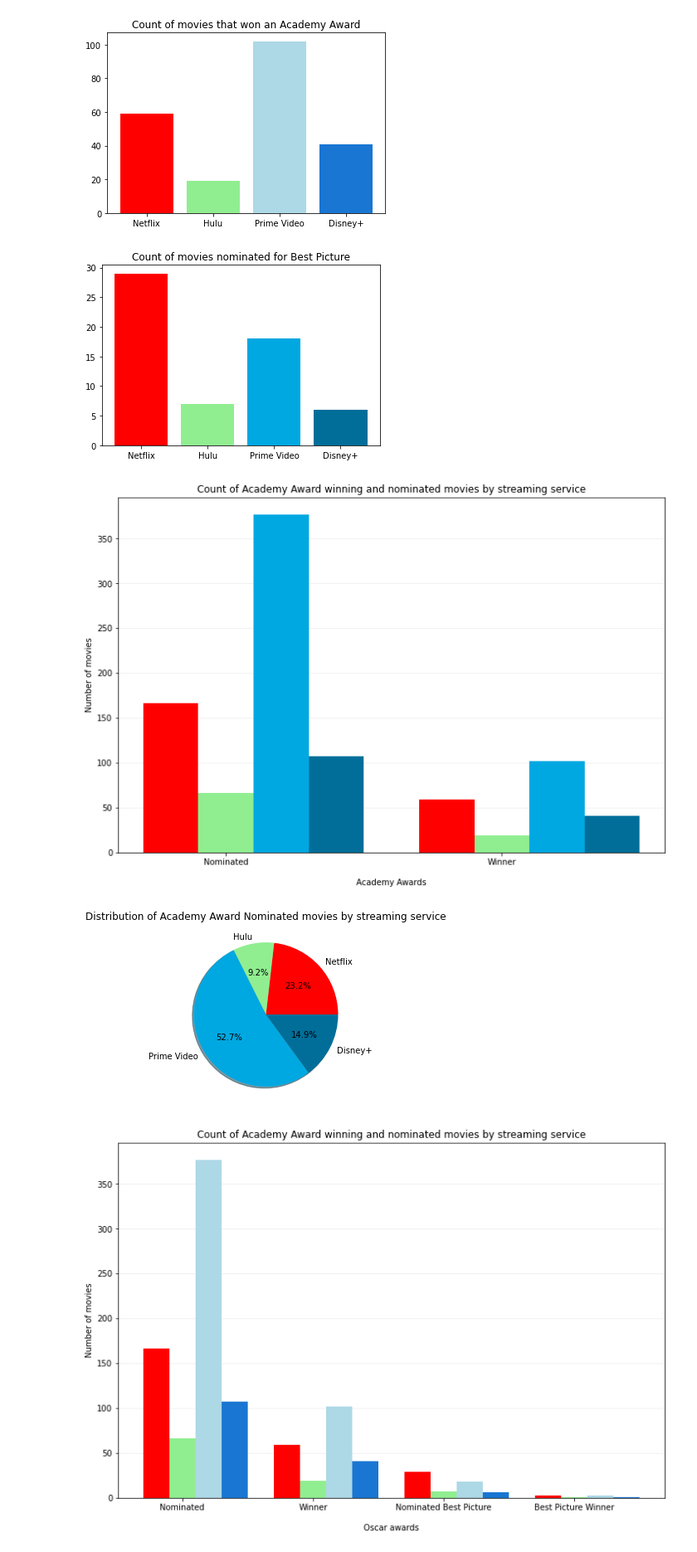
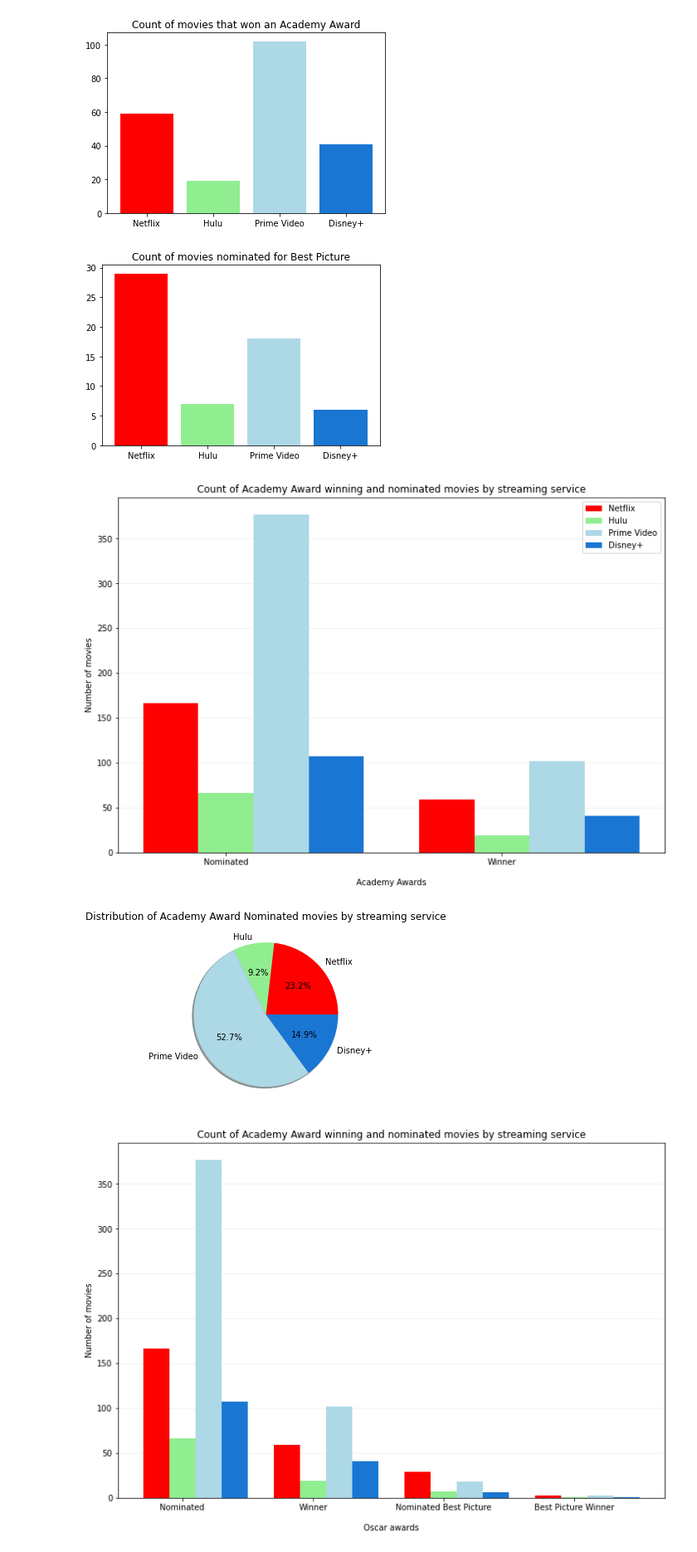
Before and after one commit to jacance/streaming-service-analysis, a Jupyter notebook: notebook_justin.ipynb, the cells around one changed output. Shown at 83% size. Saved outputs shown, nothing was run; the diff lists cells and outputs as text; code cells hidden in the pictures.

Commit message:
updated chart colors and legend

```diff
--- a/notebook_justin.ipynb
+++ b/notebook_justin.ipynb
@@ -344,12 +344,12 @@ plt.show()
 [figure]
 # %%
 # Count of movies that were Nominated Best Picture
-bpnom_plot = plt.bar(ss_names, ss_awards["Nominated Best Picture"], color=["red", "lightgreen", "#00A8E1", "#006e99"])
+bpnom_plot = plt.bar(ss_names, ss_awards["Nominated Best Picture"], color=["red", "lightgreen", "lightblue", "#1976d2"])
 
 plt.title("Count of movies nominated for Best Picture")
 plt.show()
 # %% [output]
-[figure, old version]
+[figure, new version]
 # %%
 # Bars of award stats along x-axis
 netflix_sum3 = ss_awards.iloc[0, 0:2]
@@ -366,8 +366,8 @@ fig, groupbars3 = plt.subplots(figsize=(12, 8))
 
 b1 = groupbars3.bar(x_axis3, netflix_sum3, width=bar_width, label="Netflix", color="red")
 b2 = groupbars3.bar(x_axis3+bar_width, hulu_sum3, width=bar_width, label="Hulu", color="lightgreen")
-b3 = groupbars3.bar(x_axis3+bar_width*2, primevideo_sum3, width=bar_width, label="Prime Video", color="#00A8E1")
-b4 = groupbars3.bar(x_axis3+bar_width*3, disney_sum3, width=bar_width, label="Disney+", color="#006e99")
+b3 = groupbars3.bar(x_axis3+bar_width*2, primevideo_sum3, width=bar_width, label="Prime Video", color="lightblue")
+b4 = groupbars3.bar(x_axis3+bar_width*3, disney_sum3, width=bar_width, label="Disney+", color="#1976d2")
 
 groupbars3.set_xticks(x_axis3 + bar_width)
 groupbars3.set_xticklabels(["Nominated", "Winner"])
@@ -376,17 +376,20 @@ groupbars3.set_ylabel('Number of movies')
 groupbars3.set_title('Count of Academy Award winning and nominated movies by streaming service')
 groupbars3.set_axisbelow(True)
 groupbars3.yaxis.grid(True, color='#EEEEEE')
+
+groupbars3.legend()
+
 plt.show()
 # %% [output]
-[figure, old version]
+[figure, new version]
 # %%
 # All Academy Award Nominated movies by streaming service
-plt.pie(ss_awards["Nomination"], labels=ss_names, colors=["red", "lightgreen", "#00A8E1", "#006e99"], shadow=True, autopct="%1.1f%%")
+plt.pie(ss_awards["Nomination"], labels=ss_names, colors=["red", "lightgreen", "lightblue", "#1976d2"], shadow=True, autopct="%1.1f%%")
 
 plt.title("Distribution of Academy Award Nominated movies by streaming service")
 plt.show()
 # %% [output]
-[figure, old version]
+[figure, new version]
 # %%
 #########################
 # Do a pie chart of genres of total movies just for each service
```
Also changed, not shown: parts of 3 cells of this notebook.
